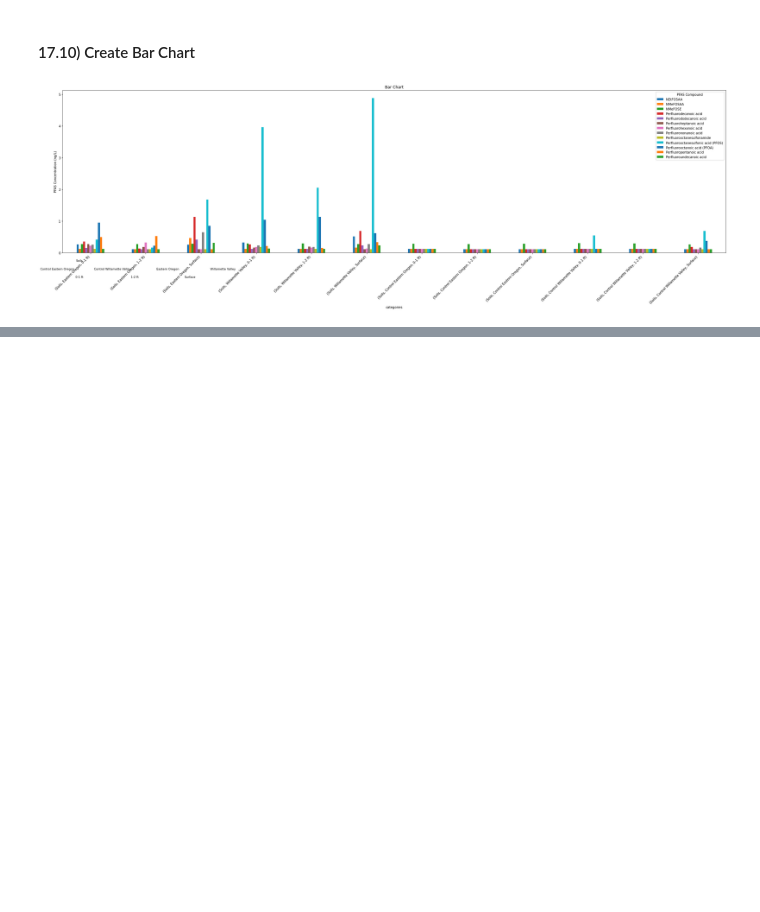
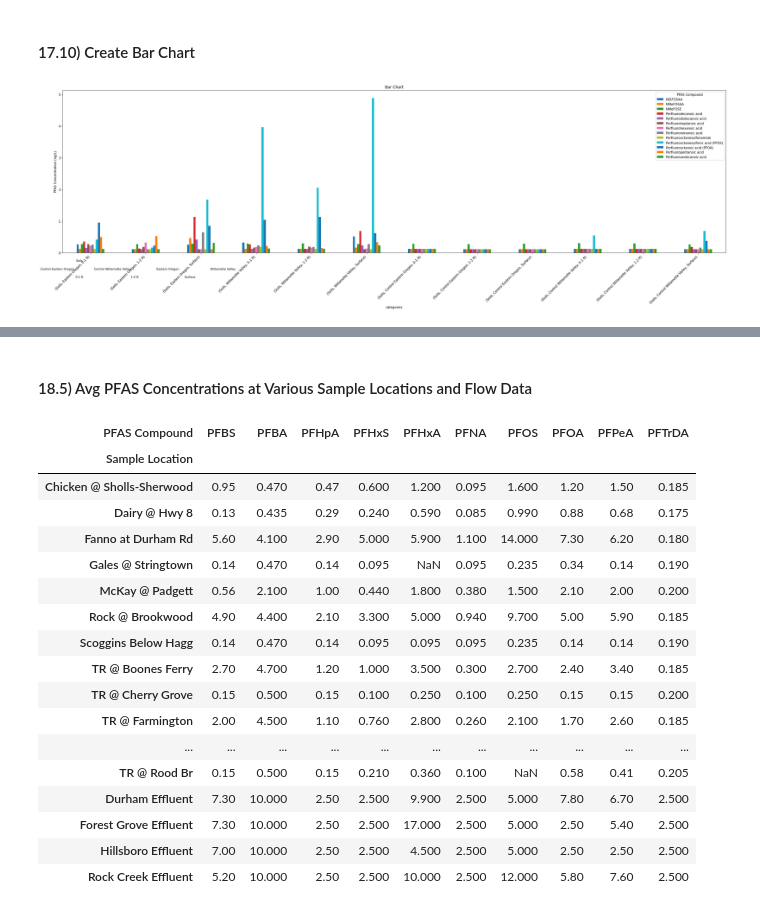
Before and after one commit to Clean-Water-Services/Jupyter-Notebooks, a Jupyter notebook: PFAS_Toolbox.ipynb, the cells around one changed output, grey strips where cells are left out. Drawn from its saved outputs; the diff is of its cells as text; code cells hidden in the pictures; blank space fills up the shorter version.

```diff
--- a/PFAS_Toolbox.ipynb
+++ b/PFAS_Toolbox.ipynb
@@ -3215,0 +3326,23 @@ avg_all_pivot.transpose()
+# %% [markdown]
+#### 18.5) Avg PFAS Concentrations at Various Sample Locations and Flow Data
+# %%
+pivot_table.transpose().reset_index(level=0, drop=True)
+# %% [output]
+| PFAS Compound | PFBS | PFBA | PFHpA | PFHxS | PFHxA | PFNA | PFOS | PFOA | PFPeA | PFTrDA |
+| Sample Location |  |  |  |  |  |  |  |  |  |  |
+| Chicken @ Sholls-Sherwood | 0.95 | 0.470 | 0.47 | 0.600 | 1.200 | 0.095 | 1.600 | 1.20 | 1.50 | 0.185 |
+| Dairy @ Hwy 8 | 0.13 | 0.435 | 0.29 | 0.240 | 0.590 | 0.085 | 0.990 | 0.88 | 0.68 | 0.175 |
+| Fanno at Durham Rd | 5.60 | 4.100 | 2.90 | 5.000 | 5.900 | 1.100 | 14.000 | 7.30 | 6.20 | 0.180 |
+| Gales @ Stringtown | 0.14 | 0.470 | 0.14 | 0.095 | NaN | 0.095 | 0.235 | 0.34 | 0.14 | 0.190 |
+| McKay @ Padgett | 0.56 | 2.100 | 1.00 | 0.440 | 1.800 | 0.380 | 1.500 | 2.10 | 2.00 | 0.200 |
+| Rock @ Brookwood | 4.90 | 4.400 | 2.10 | 3.300 | 5.000 | 0.940 | 9.700 | 5.00 | 5.90 | 0.185 |
+| Scoggins Below Hagg | 0.14 | 0.470 | 0.14 | 0.095 | 0.095 | 0.095 | 0.235 | 0.14 | 0.14 | 0.190 |
+| TR @ Boones Ferry | 2.70 | 4.700 | 1.20 | 1.000 | 3.500 | 0.300 | 2.700 | 2.40 | 3.40 | 0.185 |
+| TR @ Cherry Grove | 0.15 | 0.500 | 0.15 | 0.100 | 0.250 | 0.100 | 0.250 | 0.15 | 0.15 | 0.200 |
+| TR @ Farmington | 2.00 | 4.500 | 1.10 | 0.760 | 2.800 | 0.260 | 2.100 | 1.70 | 2.60 | 0.185 |
+| ... | ... | ... | ... | ... | ... | ... | ... | ... | ... | ... |
+| TR @ Rood Br | 0.15 | 0.500 | 0.15 | 0.210 | 0.360 | 0.100 | NaN | 0.58 | 0.41 | 0.205 |
+| Durham Effluent | 7.30 | 10.000 | 2.50 | 2.500 | 9.900 | 2.500 | 5.000 | 7.80 | 6.70 | 2.500 |
+| Forest Grove Effluent | 7.30 | 10.000 | 2.50 | 2.500 | 17.000 | 2.500 | 5.000 | 2.50 | 5.40 | 2.500 |
+| Hillsboro Effluent | 7.00 | 10.000 | 2.50 | 2.500 | 4.500 | 2.500 | 5.000 | 2.50 | 2.50 | 2.500 |
+| Rock Creek Effluent | 5.20 | 10.000 | 2.50 | 2.500 | 10.000 | 2.500 | 12.000 | 5.80 | 7.60 | 2.500 |
```
Also changed, not shown: parts of 15 cells of this notebook.
